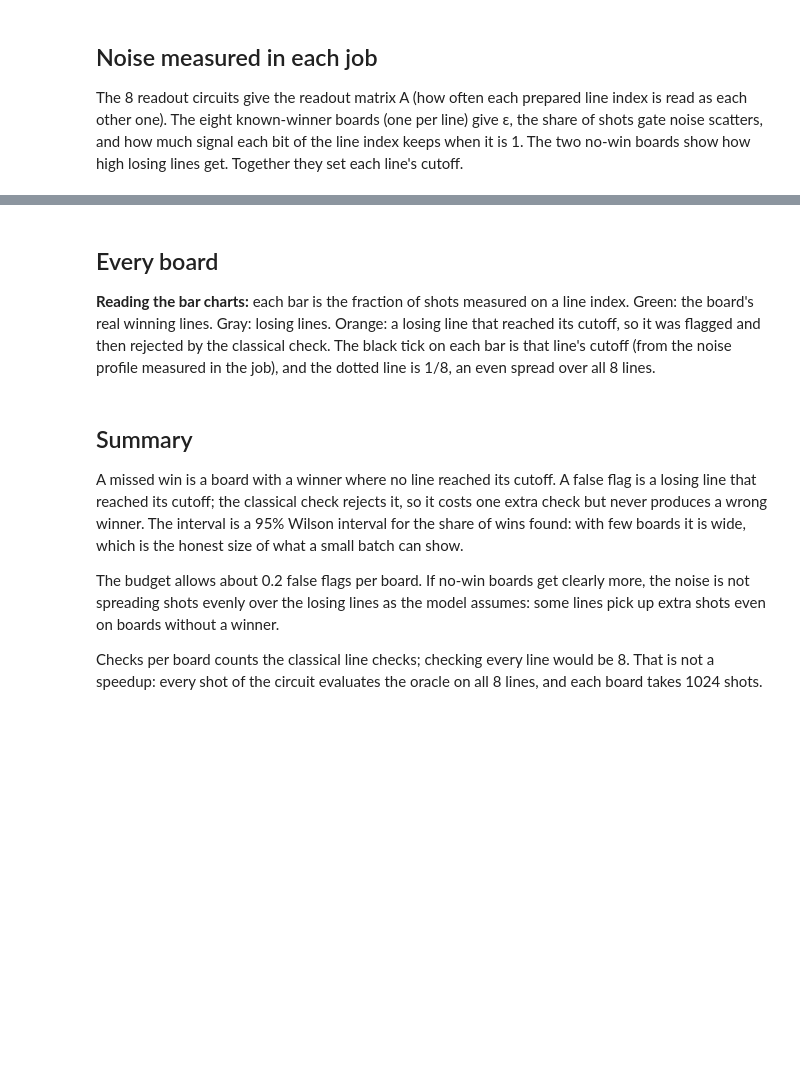
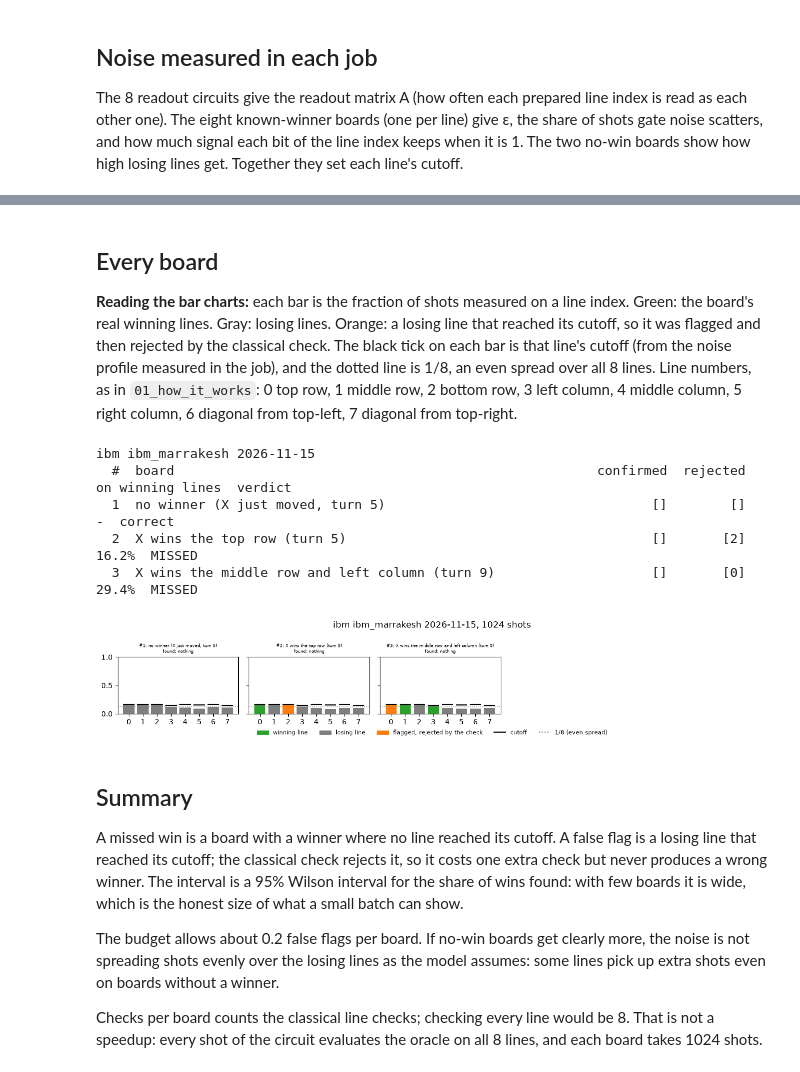
Before and after one commit to RyanPrax/Quantum-TicTacToe, a Jupyter notebook: notebooks/03_hardware.ipynb, the cells around one changed output, grey strips where cells are left out. Cells and saved outputs as stored; diff of their text form; code cells hidden in the pictures; blank space fills up the shorter version.

```diff
--- a/notebooks/03_hardware.ipynb
+++ b/notebooks/03_hardware.ipynb
@@ -60,5 +66,5 @@ compiled circuit and the error-suppression options it ran with.
 # %%
-saved = jobs(STORE, hardware_only=HARDWARE_ONLY)
+saved = [rescore(job) for job in jobs(STORE, hardware_only=HARDWARE_ONLY)]
 if not saved:
     print(f"No hardware results saved yet in {STORE.root}.")
 for job in saved:
@@ -68,4 +74,7 @@ for job in saved:
     print(f"    circuit: {m['two_qubit_gates']} two-qubit gates, depth {m['depth']}, line qubits {m['line_qubits']},"
           f" ancilla {'yes' if m.get('ancilla') else 'no'};"
           f" Sampler options: {b['options'].get('sampler_options') or 'none'}")
+    changed = sum(d["lines"] != d["lines_at_run"] for d in job.detections)
+    if changed:
+        print(f"    re-scored with the current calibration rule: {changed} board(s) differ from the verdict at run time")
 # %% [output]
@@ -102,50 +116,71 @@ line index. Green: the board's real winning lines. Gray: losing lines.
 Orange: a losing line that reached its cutoff, so it was flagged and then
 rejected by the classical check. The black tick on each bar is that line's
 cutoff (from the noise profile measured in the job), and the dotted line is
-1/8, an even spread over all 8 lines.
+1/8, an even spread over all 8 lines. Line numbers, as in `01_how_it_works`:
+0 top row, 1 middle row, 2 bottom row, 3 left column, 4 middle column,
+5 right column, 6 diagonal from top-left, 7 diagonal from top-right.
 # %%
 LEGEND = [Patch(color="tab:green", label="winning line"), Patch(color="tab:gray", label="losing line"),
           Patch(color="tab:orange", label="flagged, rejected by the check"),
           Line2D([], [], color="black", linewidth=1.5, label="cutoff"),
           Line2D([], [], color="gray", linestyle=":", label="1/8 (even spread)")]
+
+
+# Short line names for tables and titles (line numbers as in 01_how_it_works).
+LINES = ("top row", "middle row", "bottom row", "left column", "middle column", "right column",
+         "diagonal from top-left", "diagonal from top-right")
+
+
+def describe(r):
+    """A board in words: who just moved, on which turn, and its real winning lines."""
+    turn = r.get("turn") or 9 - r["board"].count(" ")
+    if not r["true_lines"]:
+        return f"no winner ({r['player']} just moved, turn {turn})"
+    return f"{r['player']} wins the {' and '.join(LINES[i] for i in r['true_lines'])} (turn {turn})"
 
 
 def verdict(r):
     true, found = set(r["true_lines"]), set(r["lines"])
     if not true:
         return "correct" if not found else "WRONG"
     return "correct" if found == true else "partly missed" if found else "MISSED"
 
 
 for job in saved:
     print(f"\n{job.label}")
-    print(f"{'board':10} {'label':10} {'true':6} {'confirmed':9} {'rejected':8}  {'on true lines':>13}  verdict")
-    for r in job.detections:
+    print(f"{'#':>3}  {'board':58} {'confirmed':>9} {'rejected':>9} {'on winning lines':>16}  verdict")
+    for number, r in enumerate(job.detections, start=1):
         true = r["true_lines"]
-        share = sum(r["counts"][i] for i in true) / r["shots"] if true else max(r["counts"]) / r["shots"]
-        print(f"{r['board'].replace(' ', '.'):10} {r['label']:10} {str(true):6} {str(r['lines']):9}"
-              f" {str(r['rejected']):8}  {share:>13.1%}  {verdict(r)}")
+        share = f"{sum(r['counts'][i] for i in true) / r['shots']:.1%}" if true else "-"
+        print(f"{number:>3}  {describe(r):58} {str(r['lines']):>9} {str(r['rejected']):>9} {share:>16}  {verdict(r)}")
 
     cols = 5
     rows = -(-len(job.detections) // cols)
     fig, axes = plt.subplots(rows, cols, figsize=(2.6 * cols, 2.3 * rows), sharey=True, squeeze=False)
-    for ax, r in zip(axes.flat, job.detections):
+    for number, (ax, r) in enumerate(zip(axes.flat, job.detections), start=1):
         true = set(r["true_lines"])
         colors = ["tab:green" if i in true else "tab:orange" if i in r["rejected"] else "tab:gray" for i in range(8)]
         ax.bar(range(8), [c / r["shots"] for c in r["counts"]], color=colors)
         ax.hlines([k / r["shots"] for k in r["cutoffs"]], [i - 0.4 for i in range(8)], [i + 0.4 for i in range(8)],
                   color="black", linewidth=1.5)
         ax.axhline(1 / 8, color="gray", linestyle=":", linewidth=1)
-        ax.set_title(f"{r['board'].replace(' ', '.')} {r['player']}\n{r['label']}, found {r['lines'] or '-'}",
-                     fontsize=7)
+        found = " and ".join(LINES[i] for i in r["lines"]) or "nothing"
+        ax.set_title(f"#{number}: {describe(r)}\nfound: {found}", fontsize=6, wrap=True)
         ax.set_xticks(range(8))
         ax.set_ylim(0, 1)
     for ax in axes.flat[len(job.detections):]:
         ax.axis("off")
     fig.suptitle(f"{job.label}, {job.first['shots']} shots")
     fig.tight_layout(rect=(0, 0.04, 1, 1))
     fig.legend(handles=LEGEND, loc="lower center", ncol=5, fontsize=8, frameon=False)
     plt.show()
+# %% [output]
+ibm ibm_marrakesh 2026-11-15
+  #  board                                                      confirmed  rejected on winning lines  verdict
+  1  no winner (X just moved, turn 5)                                  []        []                -  correct
+  2  X wins the top row (turn 5)                                       []       [2]            16.2%  MISSED
+  3  X wins the middle row and left column (turn 9)                    []       [0]            29.4%  MISSED
+[figure, added]
 # %% [markdown]
 ## Summary
 
```
Also changed, not shown: parts of 6 cells of this notebook, 2 other files.
